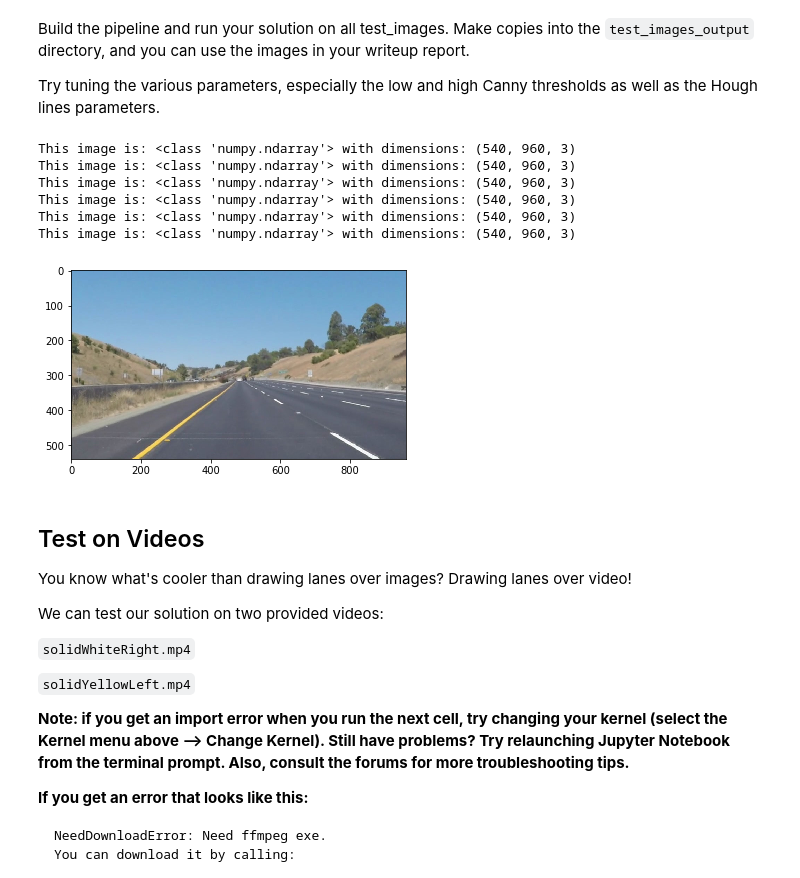
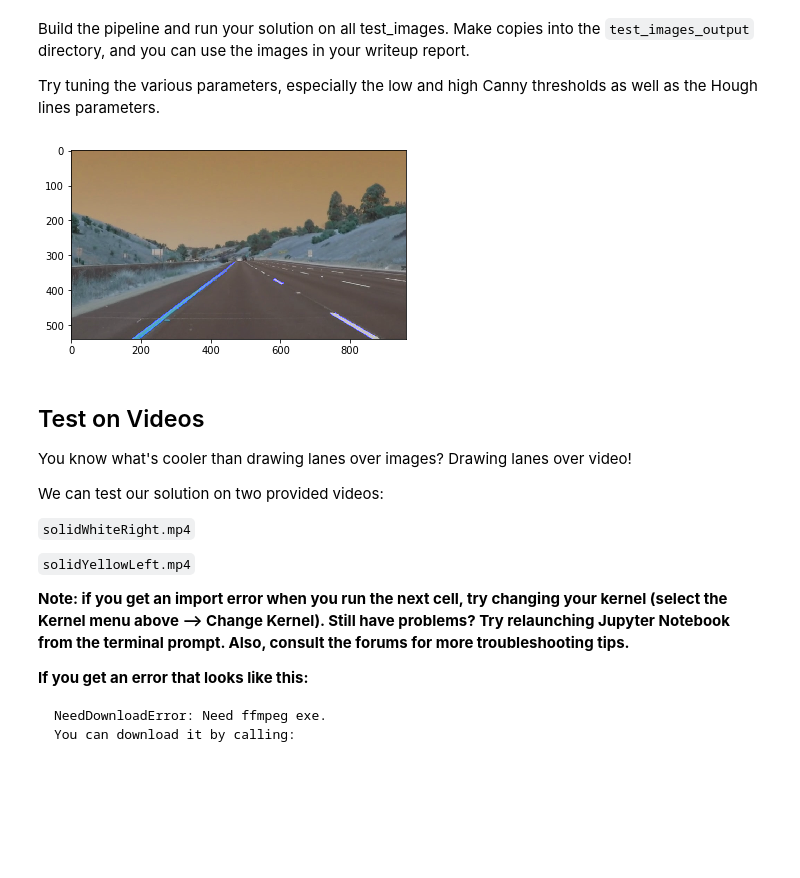
Before and after one commit to NanoRocket/Udacity_Self_Driving_Eng, a Jupyter notebook: Finding-LaneLines/P1.ipynb, the cells around one changed output. Cells and saved outputs as stored; diff of their text form; code cells hidden in the pictures; blank space fills up the shorter version.

Commit message:
Got line extrapolation working, along with a GUI helper for parameter selection.

```diff
--- a/Finding-LaneLines/P1.ipynb
+++ b/Finding-LaneLines/P1.ipynb
@@ -225,29 +227,60 @@ os.listdir("test_images/")
 Build the pipeline and run your solution on all test_images. Make copies into the `test_images_output` directory, and you can use the images in your writeup report.
 
 Try tuning the various parameters, especially the low and high Canny thresholds as well as the Hough lines parameters.
-# %%
-# TODO: Build your pipeline that will draw lane lines on the test_images
-# then save them to the test_images_output directory.
-import os
-
-directory = 'test_images'
-
-for image in os.listdir(directory):
-    test_image = mpimg.imread('test_images/' + str(image))
-
-    #printing out some stats and plotting
-    print('This image is:', type(test_image), 'with dimensions:', test_image.shape)
-    plt.imshow(test_image) # if you wanted to show a single color channel image called 'gray', for example, call as plt.imshow(gray, cmap='gray')
-
-    cv2.imwrite(str(image), test_image)
-# %% [output]
-This image is: <class 'numpy.ndarray'> with dimensions: (540, 960, 3)
-This image is: <class 'numpy.ndarray'> with dimensions: (540, 960, 3)
-This image is: <class 'numpy.ndarray'> with dimensions: (540, 960, 3)
-This image is: <class 'numpy.ndarray'> with dimensions: (540, 960, 3)
-This image is: <class 'numpy.ndarray'> with dimensions: (540, 960, 3)
-This image is: <class 'numpy.ndarray'> with dimensions: (540, 960, 3)
-[figure, removed]
+# %%
+# TODO: Build your pipeline that will draw lane lines on the test_images
+# then save them to the test_images_output directory.
+import os
+
+directory = 'test_images'
+directory_save = 'test_images_output/'
+
+# The following comes primarily from the Udacity quiz, only parameters changed.
+for image_name in os.listdir(directory):
+    # Read in and grayscale the image
+    image = cv2.imread('test_images/' + str(image_name))
+    gray = grayscale(image)
+
+    # Define a kernel size and apply Gaussian smoothing
+    kernel_size = 11
+    blur_gray = gaussian_blur(gray, kernel_size)
+
+    # Define our parameters for Canny and apply
+    low_threshold = 50
+    high_threshold = 150
+    edges = canny(blur_gray, low_threshold, high_threshold)
+
+    # masking
+    left_flat = [100, 540]
+    apex = [480, 290]
+    right_flat = [910, 540]
+
+    points = [left_flat, apex, right_flat]
+    vertices = np.array([points], dtype=np.int32)
+
+    masked_edges = region_of_interest(edges, [vertices])
+
+    # Define the Hough transform parameters
+    # Make a blank the same size as our image to draw on
+    rho = 1 # distance resolution in pixels of the Hough grid
+    theta = np.pi/180 # angular resolution in radians of the Hough grid
+    threshold = 10     # minimum number of votes (intersections in Hough grid cell)
+    min_line_length = 20 #minimum number of pixels making up a line
+    max_line_gap = 1    # maximum gap in pixels between connectable line segments
+
+    # Run Hough on edge detected image
+    # Output "lines" is an array containing endpoints of detected line segments
+    hough_img = hough_lines(masked_edges, rho, theta, threshold, min_line_length, max_line_gap)
+
+    # Draw the lines on the edge image
+    # Create a "color" binary image to combine with line image
+    line_copy= np.copy(image) # creating a blank to draw lines on
+
+    lines_edges = weighted_img(hough_img, line_copy, .8, 1.0, 0.0)
+    plt.imshow(lines_edges)
+    cv2.imwrite(os.path.join(directory_save, str(image_name)), lines_edges)
+# %% [output]
+[figure, added]
 # %% [markdown]
 ## Test on Videos
 
```
Also changed, not shown: parts of 1 cell of this notebook, 21 other files.
